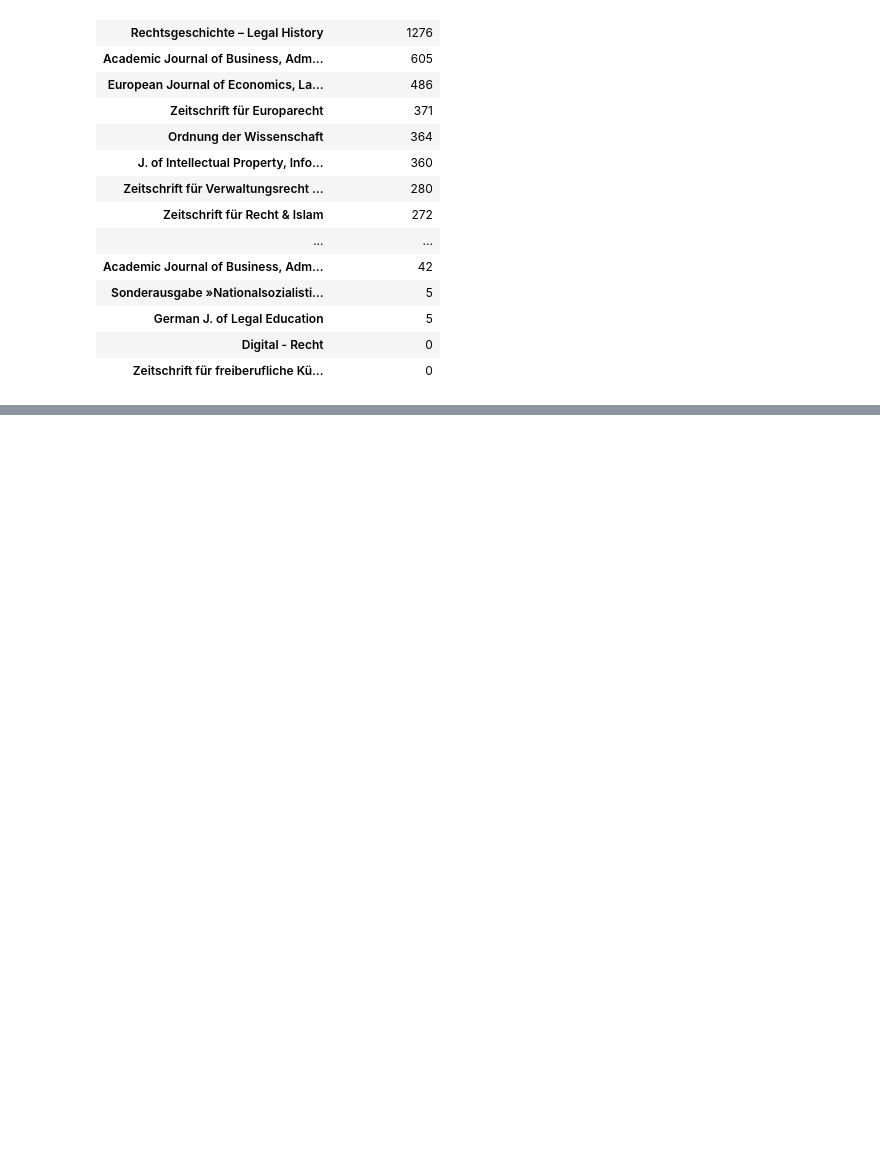
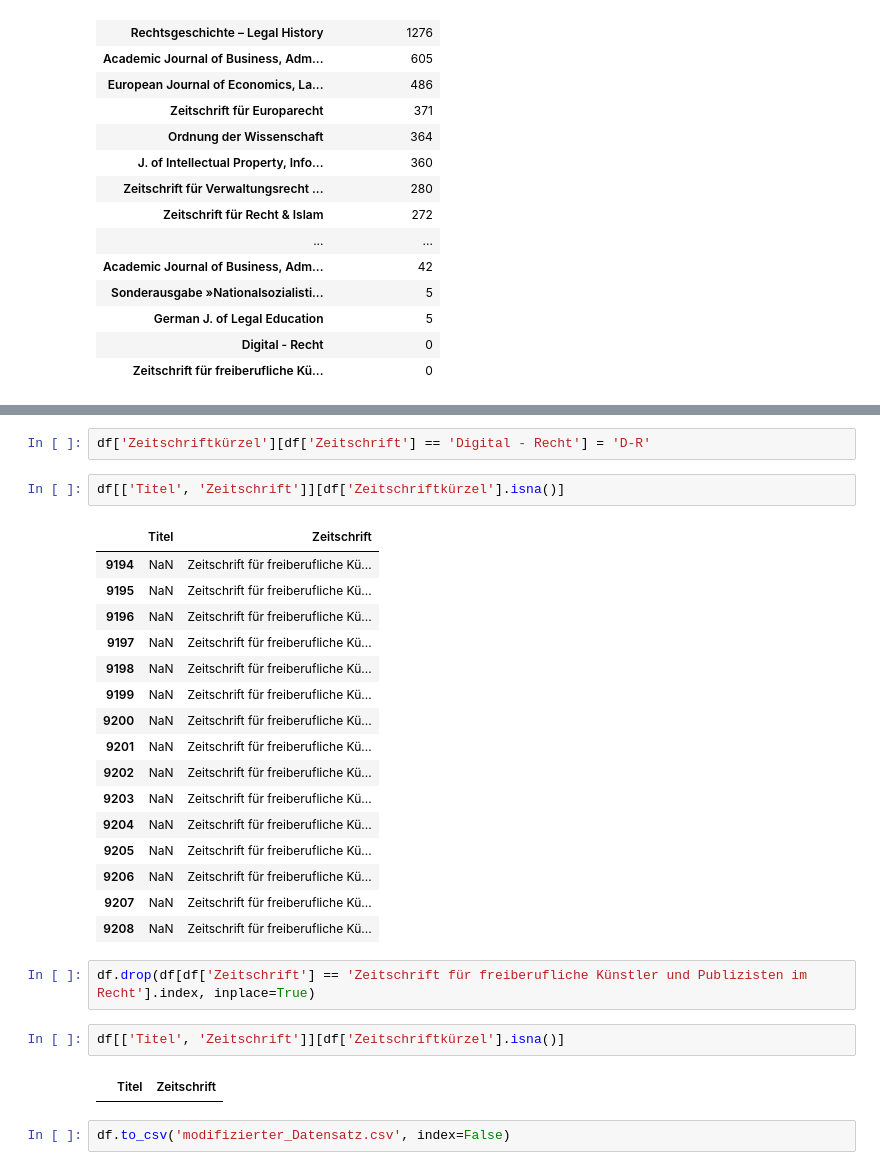
Before and after one commit to Moritzz00/Datavisualization_Project, a Jupyter notebook: clean_up.ipynb, the cells around one changed output, grey strips where cells are left out. Cells and saved outputs as stored; diff of their text form; blank space fills up the shorter version.

Commit message:
Datensatz  aufgeräumt und webdarstellung erweiter

```diff
--- a/clean_up.ipynb
+++ b/clean_up.ipynb
@@ -280,0 +284,29 @@ df[['Zeitschrift', 'Zeitschriftkürzel']].groupby('Zeitschriftkürzel').count().
+# %%
+df['Zeitschriftkürzel'][df['Zeitschrift'] == 'Digital - Recht'] = 'D-R'
+# %%
+df[['Titel', 'Zeitschrift']][df['Zeitschriftkürzel'].isna()]
+# %% [output]
+|  | Titel | Zeitschrift |
+| 9194 | NaN | Zeitschrift für freiberufliche Kü... |
+| 9195 | NaN | Zeitschrift für freiberufliche Kü... |
+| 9196 | NaN | Zeitschrift für freiberufliche Kü... |
+| 9197 | NaN | Zeitschrift für freiberufliche Kü... |
+| 9198 | NaN | Zeitschrift für freiberufliche Kü... |
+| 9199 | NaN | Zeitschrift für freiberufliche Kü... |
+| 9200 | NaN | Zeitschrift für freiberufliche Kü... |
+| 9201 | NaN | Zeitschrift für freiberufliche Kü... |
+| 9202 | NaN | Zeitschrift für freiberufliche Kü... |
+| 9203 | NaN | Zeitschrift für freiberufliche Kü... |
+| 9204 | NaN | Zeitschrift für freiberufliche Kü... |
+| 9205 | NaN | Zeitschrift für freiberufliche Kü... |
+| 9206 | NaN | Zeitschrift für freiberufliche Kü... |
+| 9207 | NaN | Zeitschrift für freiberufliche Kü... |
+| 9208 | NaN | Zeitschrift für freiberufliche Kü... |
+# %%
+df.drop(df[df['Zeitschrift'] == 'Zeitschrift für freiberufliche Künstler und Publizisten im Recht'].index, inplace=True)
+# %%
+df[['Titel', 'Zeitschrift']][df['Zeitschriftkürzel'].isna()]
+# %% [output]
+|  | Titel | Zeitschrift |
+# %%
+df.to_csv('modifizierter_Datensatz.csv', index=False)
```
Also changed, not shown: parts of 3 cells of this notebook, 4 other files.
